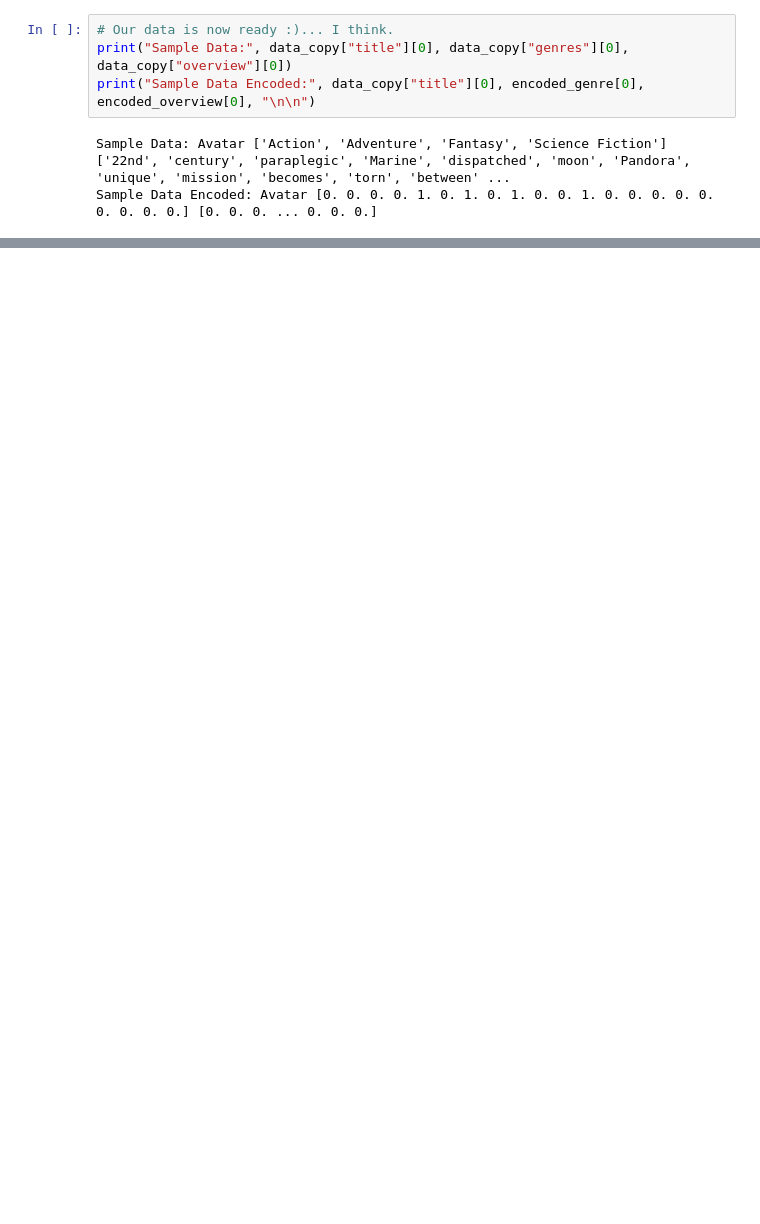
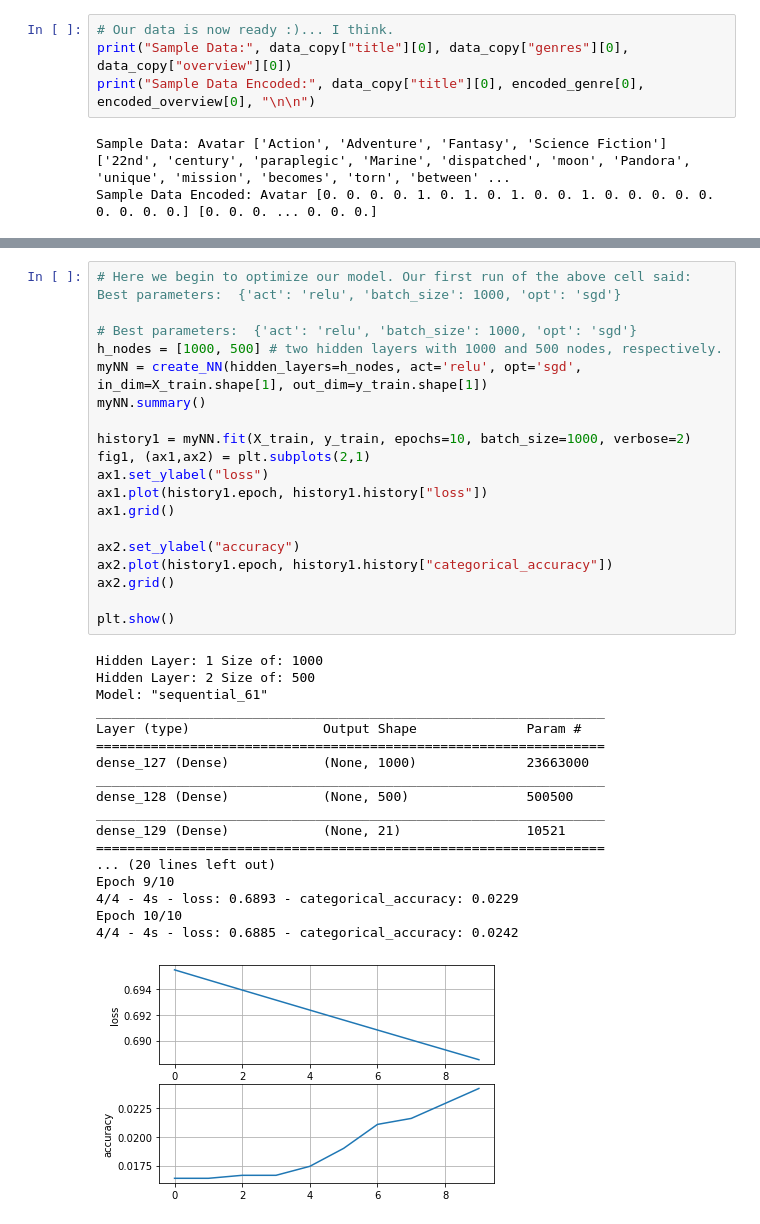
Before and after one commit to carlkidcrypto/Python-Machine-Learning, a Jupyter notebook: Final_Project/CS477-Final-Project-port3116.ipynb, the cells around one changed output, grey strips where cells are left out. Saved outputs shown, nothing was run; the diff lists cells and outputs as text; blank space fills up the shorter version.

```diff
--- a/Final_Project/CS477-Final-Project-port3116.ipynb
+++ b/Final_Project/CS477-Final-Project-port3116.ipynb
@@ -226,0 +526,38 @@ X_train size: 3844 y_train size: 961 X_test size: 3844 y_test size: 961
+# %%
+# Here we begin to optimize our model. Our first run of the above cell said: Best parameters:  {'act': 'relu', 'batch_size': 1000, 'opt': 'sgd'}
+
+# Best parameters:  {'act': 'relu', 'batch_size': 1000, 'opt': 'sgd'}
+h_nodes = [1000, 500] # two hidden layers with 1000 and 500 nodes, respectively.
+myNN = create_NN(hidden_layers=h_nodes, act='relu', opt='sgd', in_dim=X_train.shape[1], out_dim=y_train.shape[1])
+myNN.summary()
+
+history1 = myNN.fit(X_train, y_train, epochs=10, batch_size=1000, verbose=2)
+fig1, (ax1,ax2) = plt.subplots(2,1)
+ax1.set_ylabel("loss")
+ax1.plot(history1.epoch, history1.history["loss"])
+ax1.grid()
+
+ax2.set_ylabel("accuracy")
+ax2.plot(history1.epoch, history1.history["categorical_accuracy"])
+ax2.grid()
+
+plt.show()
+# %% [output]
+Hidden Layer: 1 Size of: 1000
+Hidden Layer: 2 Size of: 500
+Model: "sequential_61"
+_________________________________________________________________
+Layer (type)                 Output Shape              Param #
+=================================================================
+dense_127 (Dense)            (None, 1000)              23663000
+_________________________________________________________________
+dense_128 (Dense)            (None, 500)               500500
+_________________________________________________________________
+dense_129 (Dense)            (None, 21)                10521
+=================================================================
+... (20 lines left out)
+Epoch 9/10
+4/4 - 4s - loss: 0.6893 - categorical_accuracy: 0.0229
+Epoch 10/10
+4/4 - 4s - loss: 0.6885 - categorical_accuracy: 0.0242
+[figure, added]
```
Also changed, not shown: parts of 8 cells of this notebook.
